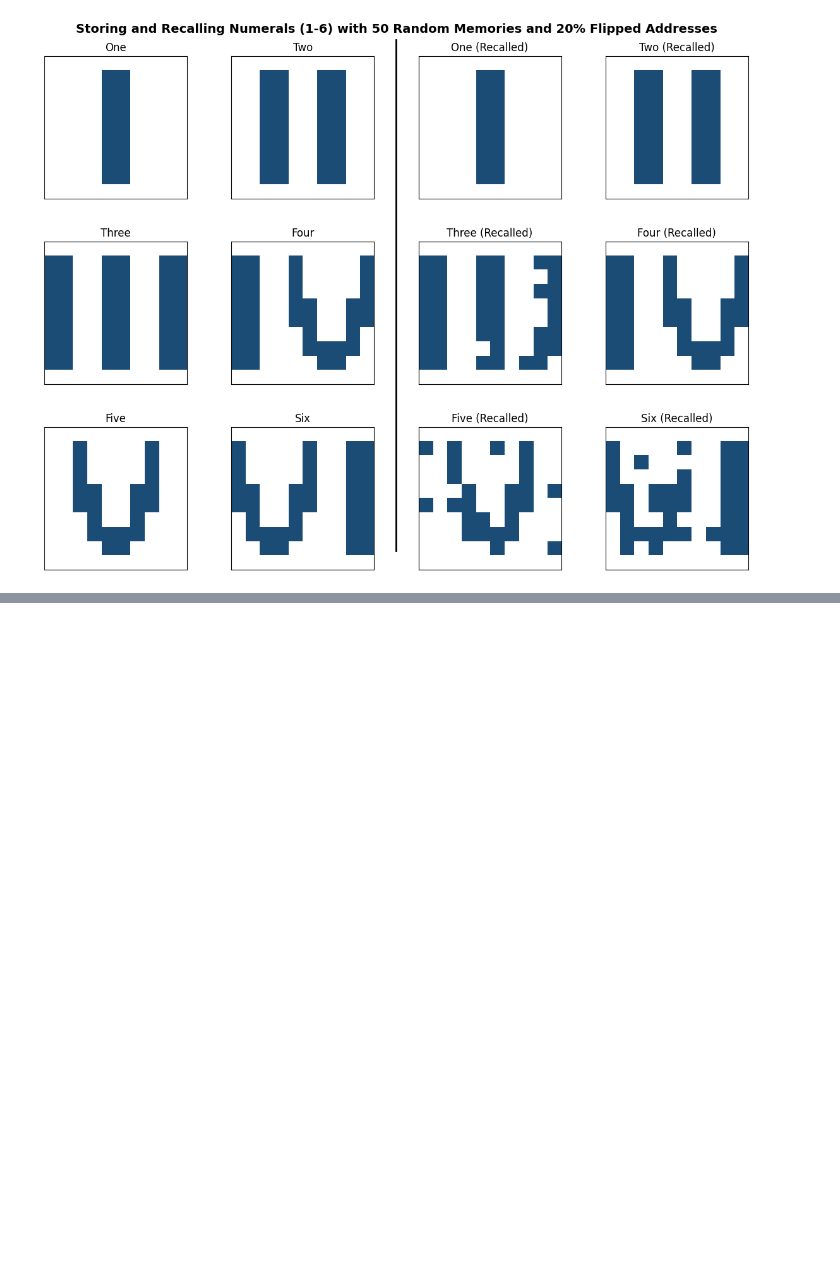
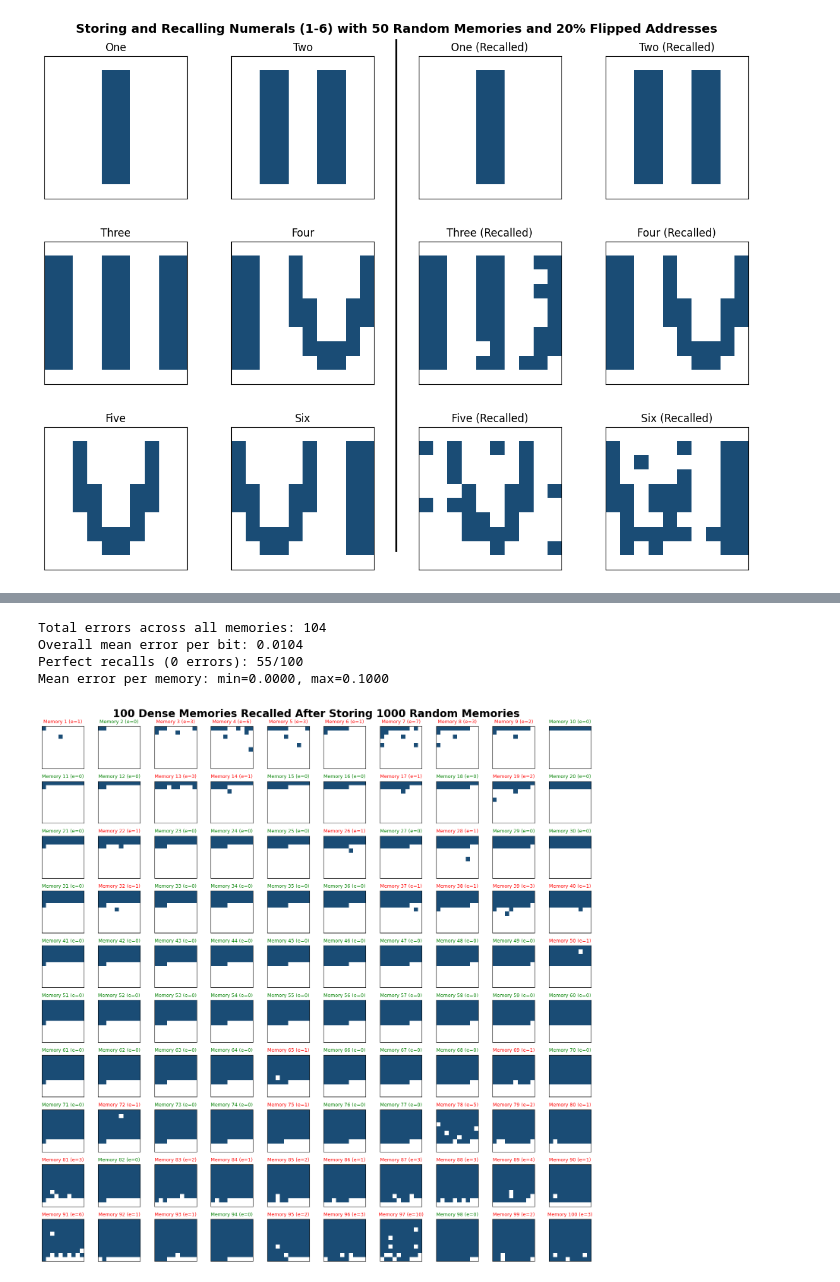
Before and after one commit to made-by-simon/experiments-with-sdm, a Jupyter notebook: experiments.ipynb, the cells around one changed output, grey strips where cells are left out. Drawn from its saved outputs; the diff is of its cells as text; code cells hidden in the pictures; blank space fills up the shorter version.

```diff
--- a/experiments.ipynb
+++ b/experiments.ipynb
@@ -2043,0 +2076,78 @@ visualize_original_and_recalled(numerals, recalled_numerals)
+# %%
+import numpy as np
+import matplotlib.pyplot as plt
+
+SDM = KanervaSDM(
+    address_dimension=100,
+    memory_dimension=100,
+    num_locations=10000,
+    activation_threshold=37
+)
+
+addresses = np.random.randint(0, 2, (100, 100))
+
+memories = np.zeros((100, 100))
+memories = np.tril(np.ones((100, 100)))
+
+# Store actual memories.
+for i in range(100):
+    SDM.write(addresses[i], memories[i])
+
+# Store noise memories.
+num_random_memories = 1000
+for i in range(num_random_memories):
+    address = np.random.randint(0, 2, (100))
+    memory = np.random.randint(0, 2, (100))
+    SDM.write(address, memory)
+
+
+recalled_memories = np.zeros((100, 100))
+for i in range(100):
+    recalled_memories[i] = SDM.read(addresses[i])
+
+# Calculate recall error.
+recall_errors = np.abs(recalled_memories - memories)
+total_error = np.sum(recall_errors)
+mean_error_per_memory = np.mean(recall_errors, axis=1)
+overall_mean_error = np.mean(recall_errors)
+perfect_recalls = np.sum(np.all(recall_errors == 0, axis=1))
+
+print(f"Total errors across all memories: {total_error:.0f}")
+print(f"Overall mean error per bit: {overall_mean_error:.4f}")
+print(f"Perfect recalls (0 errors): {perfect_recalls}/100")
+print(f"Mean error per memory: min={np.min(mean_error_per_memory):.4f}, max={np.max(mean_error_per_memory):.4f}")
+
+# Create custom colormap: white to navy blue
+from matplotlib.colors import LinearSegmentedColormap
+colors = ["white", "#1a4c75"]  # navy blue
+n_bins = 100
+cmap = LinearSegmentedColormap.from_list("navy", colors, N=n_bins)
+
+fig, axes = plt.subplots(10, 10, figsize=(15, 15))
+fig.suptitle(f"100 Dense Memories Recalled After Storing {num_random_memories} Random Memories",
+             fontsize=20,
+             fontweight="bold"
+            )
+
+for idx in range(100):
+    row = idx // 10
+    col = idx % 10
+    ax = axes[row, col]
+    memory_reshaped = recalled_memories[idx].reshape(10, 10)
+    ax.imshow(memory_reshaped, cmap=cmap, interpolation="nearest", vmin=0, vmax=1)
+
+    # Color title based on recall quality.
+    error_count = np.sum(recall_errors[idx])
+    title_color = "green" if error_count == 0 else "red" if error_count > 5 else "red"
+    ax.set_title(f"Memory {idx+1} (e={error_count:.0f})", fontsize=9, color=title_color)
+    ax.set_xticks([])
+    ax.set_yticks([])
+
+plt.tight_layout()
+plt.show()
+# %% [output]
+Total errors across all memories: 104
+Overall mean error per bit: 0.0104
+Perfect recalls (0 errors): 55/100
+Mean error per memory: min=0.0000, max=0.1000
+[figure, added]
```
Also changed, not shown: parts of 13 cells of this notebook, 1 other file.
